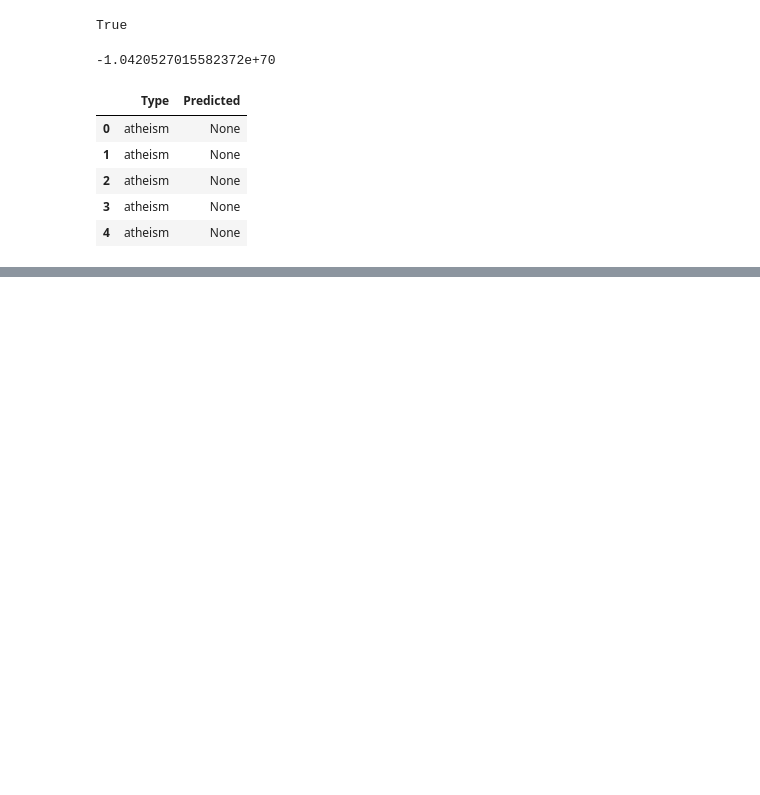
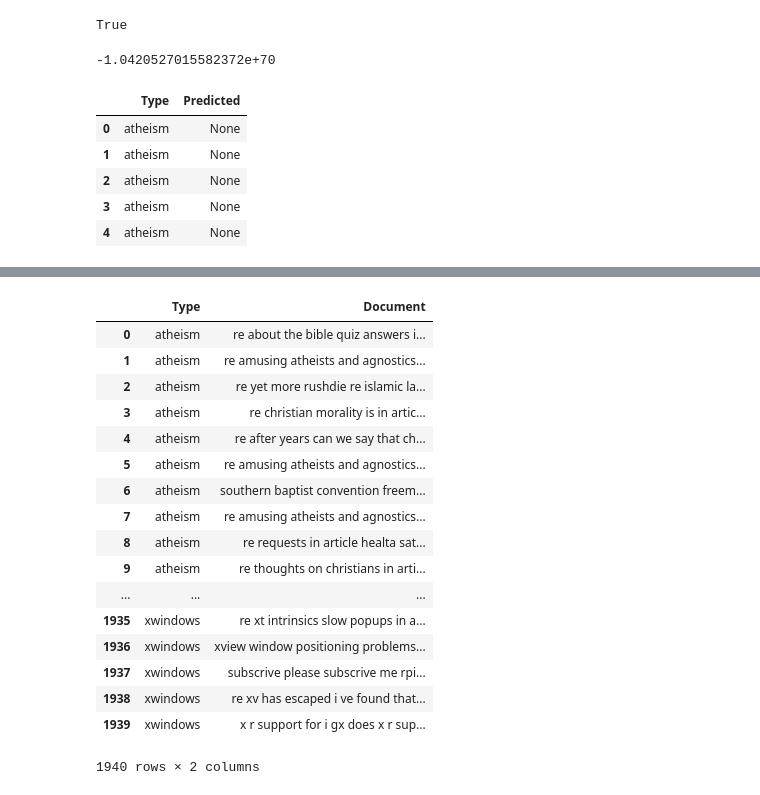
Before and after one commit to AllisonBolen/DocumentClassifier, a Jupyter notebook: classify.ipynb, the cells around one changed output, grey strips where cells are left out. Drawn from its saved outputs; the diff is of its cells as text; code cells hidden in the pictures; blank space fills up the shorter version.

```diff
--- a/classify.ipynb
+++ b/classify.ipynb
@@ -179,0 +227,21 @@ resultFrame.head()
+# %%
+testFrame.head(1940)
+# %% [output]
+|  | Type | Document |
+| 0 | atheism | re about the bible quiz answers i... |
+| 1 | atheism | re amusing atheists and agnostics... |
+| 2 | atheism | re yet more rushdie re islamic la... |
+| 3 | atheism | re christian morality is in artic... |
+| 4 | atheism | re after years can we say that ch... |
+| 5 | atheism | re amusing atheists and agnostics... |
+| 6 | atheism | southern baptist convention freem... |
+| 7 | atheism | re amusing atheists and agnostics... |
+| 8 | atheism | re requests in article healta sat... |
+| 9 | atheism | re thoughts on christians in arti... |
+| ... | ... | ... |
+| 1935 | xwindows | re xt intrinsics slow popups in a... |
+| 1936 | xwindows | xview window positioning problems... |
+| 1937 | xwindows | subscrive please subscrive me rpi... |
+| 1938 | xwindows | re xv has escaped i ve found that... |
+| 1939 | xwindows | x r support for i gx does x r sup... |
+1940 rows × 2 columns
```
Also changed, not shown: parts of 5 cells of this notebook, 4 other files.
